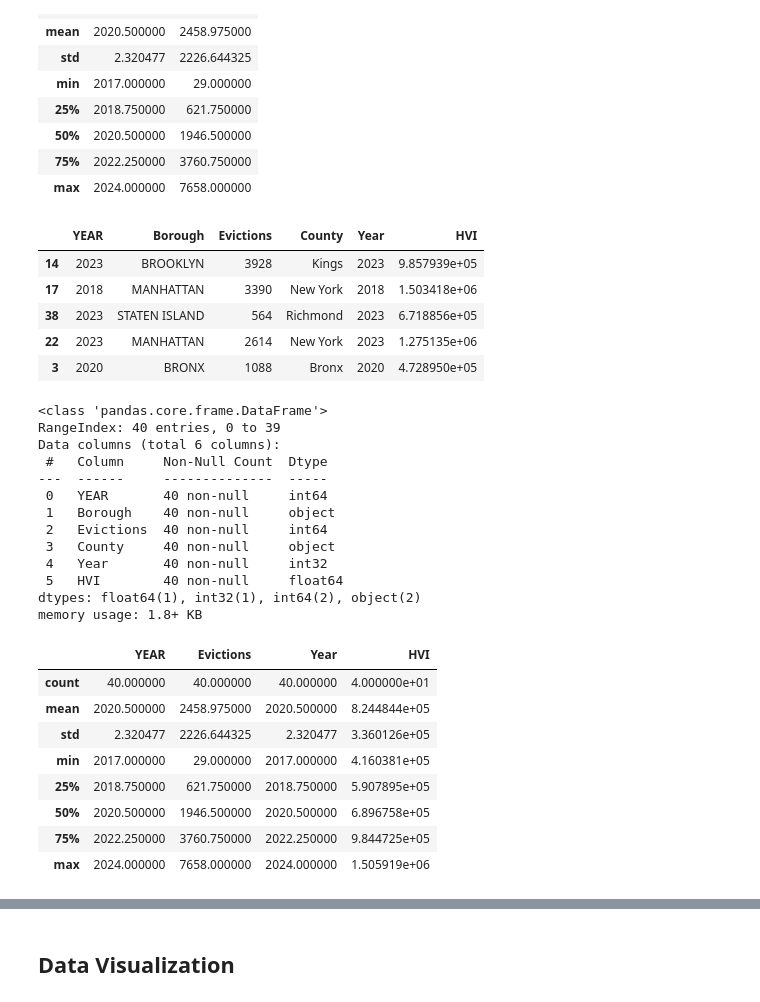
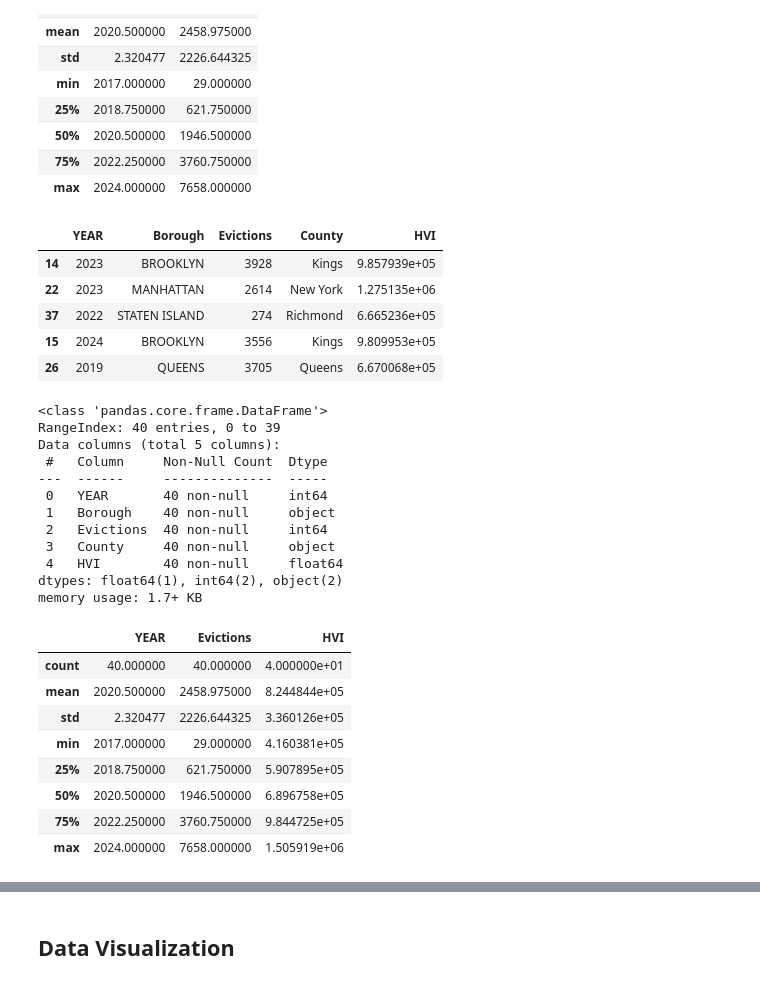
Before and after one commit to NakaFrozn/si618_final_project, a Jupyter notebook: Final_Project_Step1.ipynb, the cells around one changed output, grey strips where cells are left out. Drawn from its saved outputs; the diff is of its cells as text; code cells hidden in the pictures.

```diff
--- a/Final_Project_Step1.ipynb
+++ b/Final_Project_Step1.ipynb
@@ -353,41 +353,43 @@ nyc_county_HVI_avg.drop(columns = 'CountyName', inplace = True)
 # %%
 # Merge the two dataframes
 nyc_eviction_HVI = pd.merge(eviction_borough_long, nyc_county_HVI_avg, left_on = ['YEAR','County'], right_on = ['Year','County'], how = 'inner')
 
+# Drop the "Year" column
+nyc_eviction_HVI.drop(columns='Year', inplace=True)
+
 # Inspect the dataframe
 nyc_eviction_HVI.sample(5)
 # %% [output]
-|  | YEAR | Borough | Evictions | County | Year | HVI |
-| 14 | 2023 | BROOKLYN | 3928 | Kings | 2023 | 9.857939e+05 |
-| 17 | 2018 | MANHATTAN | 3390 | New York | 2018 | 1.503418e+06 |
-| 38 | 2023 | STATEN ISLAND | 564 | Richmond | 2023 | 6.718856e+05 |
-| 22 | 2023 | MANHATTAN | 2614 | New York | 2023 | 1.275135e+06 |
-| 3 | 2020 | BRONX | 1088 | Bronx | 2020 | 4.728950e+05 |
+|  | YEAR | Borough | Evictions | County | HVI |
+| 14 | 2023 | BROOKLYN | 3928 | Kings | 9.857939e+05 |
+| 22 | 2023 | MANHATTAN | 2614 | New York | 1.275135e+06 |
+| 37 | 2022 | STATEN ISLAND | 274 | Richmond | 6.665236e+05 |
+| 15 | 2024 | BROOKLYN | 3556 | Kings | 9.809953e+05 |
+| 26 | 2019 | QUEENS | 3705 | Queens | 6.670068e+05 |
 # %%
 nyc_eviction_HVI.info()
 # %% [output]
 <class 'pandas.core.frame.DataFrame'>
 RangeIndex: 40 entries, 0 to 39
-Data columns (total 6 columns):
+Data columns (total 5 columns):
  #   Column     Non-Null Count  Dtype
 ---  ------     --------------  -----
  0   YEAR       40 non-null     int64
  1   Borough    40 non-null     object
  2   Evictions  40 non-null     int64
  3   County     40 non-null     object
- 4   Year       40 non-null     int32
- 5   HVI        40 non-null     float64
-dtypes: float64(1), int32(1), int64(2), object(2)
-memory usage: 1.8+ KB
+ 4   HVI        40 non-null     float64
+dtypes: float64(1), int64(2), object(2)
+memory usage: 1.7+ KB
 # %%
 nyc_eviction_HVI.describe()
 # %% [output]
-|  | YEAR | Evictions | Year | HVI |
-| count | 40.000000 | 40.000000 | 40.000000 | 4.000000e+01 |
-| mean | 2020.500000 | 2458.975000 | 2020.500000 | 8.244844e+05 |
-| std | 2.320477 | 2226.644325 | 2.320477 | 3.360126e+05 |
-| min | 2017.000000 | 29.000000 | 2017.000000 | 4.160381e+05 |
-| 25% | 2018.750000 | 621.750000 | 2018.750000 | 5.907895e+05 |
-| 50% | 2020.500000 | 1946.500000 | 2020.500000 | 6.896758e+05 |
-| 75% | 2022.250000 | 3760.750000 | 2022.250000 | 9.844725e+05 |
-| max | 2024.000000 | 7658.000000 | 2024.000000 | 1.505919e+06 |
+|  | YEAR | Evictions | HVI |
+| count | 40.000000 | 40.000000 | 4.000000e+01 |
+| mean | 2020.500000 | 2458.975000 | 8.244844e+05 |
+| std | 2.320477 | 2226.644325 | 3.360126e+05 |
+| min | 2017.000000 | 29.000000 | 4.160381e+05 |
+| 25% | 2018.750000 | 621.750000 | 5.907895e+05 |
+| 50% | 2020.500000 | 1946.500000 | 6.896758e+05 |
+| 75% | 2022.250000 | 3760.750000 | 9.844725e+05 |
+| max | 2024.000000 | 7658.000000 | 1.505919e+06 |
```
Also changed, not shown: parts of 9 cells of this notebook, 1 other file.
